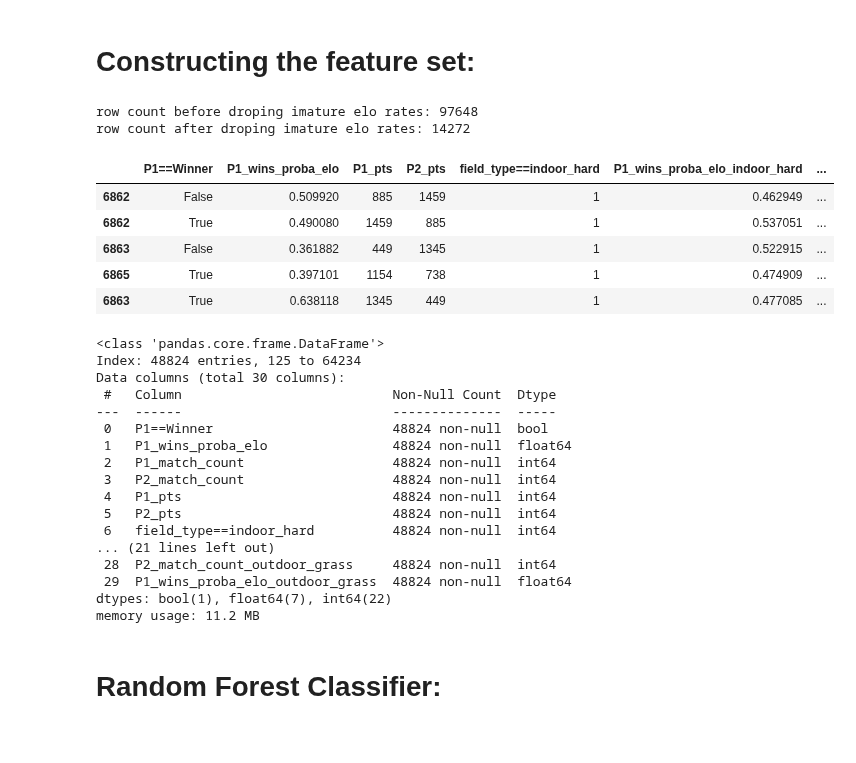
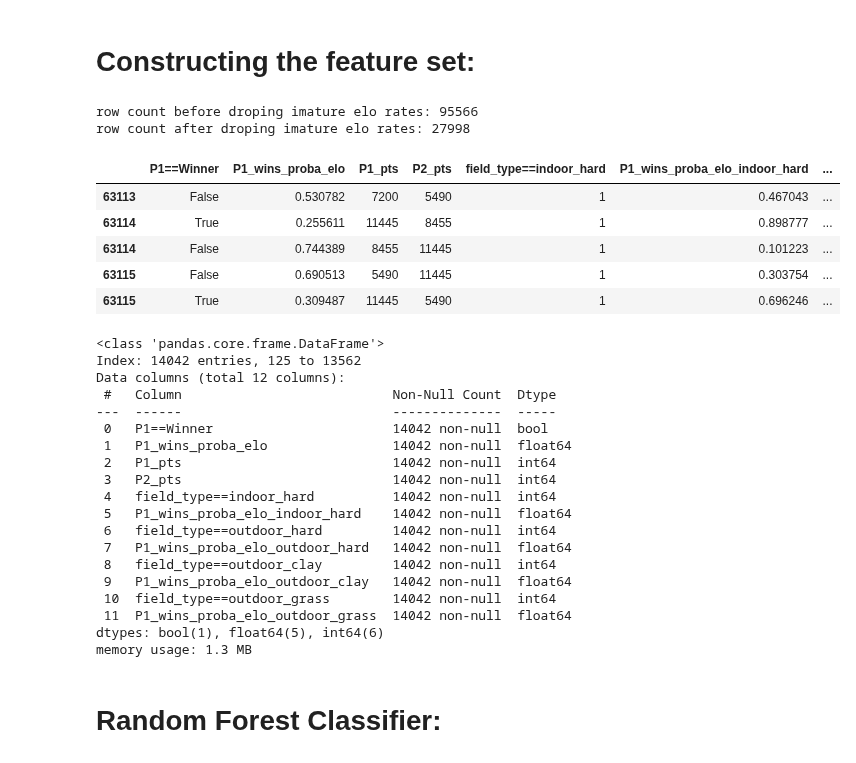
Before and after one commit to sprogl/sporting-bet-prediction, a Jupyter notebook: ATP_third_notebook.ipynb, the cells around one changed output. Drawn from its saved outputs; the diff is of its cells as text; code cells hidden in the pictures.

```diff
--- a/ATP_third_notebook.ipynb
+++ b/ATP_third_notebook.ipynb
@@ -660,14 +658,14 @@ def extract_features(df: pd.DataFrame, shuffle_mask: np.ndarray | pd.Series | No
     elif not isinstance(shuffle_mask, np.ndarray) or len(shuffle_mask) != len(df):
         raise ValueError(f"inappropirate input type or incorrect length for shuffle_mask; a {type(shuffle_mask).__name__} passed")
 
-    features = pd.DataFrame(shuffle_mask, columns=["P1==Winner"], index=df_atp_reduced.index)
+    features = pd.DataFrame(shuffle_mask, columns=["P1==Winner"], index=df.index)
 
     # Assign the features of the players acordingly
-    features["P1_wins_proba_elo"] = ((1.0 - features["P1==Winner"]) - df["proba_elo"]).abs()
-    features["P1_match_count"] = pd.merge(df.loc[features["P1==Winner"], "match_count_winner"], df.loc[~features["P1==Winner"], "match_count_loser"], how="outer", left_index=True, right_index=True).fillna(value=0).sum(axis=1).astype("int")
-    features["P2_match_count"] = pd.merge(df.loc[~features["P1==Winner"], "match_count_winner"], df.loc[features["P1==Winner"], "match_count_loser"], how="outer", left_index=True, right_index=True).fillna(value=0).sum(axis=1).astype("int")
-    features["P1_pts"] = pd.merge(df.loc[features["P1==Winner"], "WPts"], df.loc[~features["P1==Winner"], "LPts"], how="outer", left_index=True, right_index=True).fillna(value=0).sum(axis=1).astype("int")
-    features["P2_pts"] = pd.merge(df.loc[~features["P1==Winner"], "WPts"], df.loc[features["P1==Winner"], "LPts"], how="outer", left_index=True, right_index=True).fillna(value=0).sum(axis=1).astype("int")
+    features["P1_wins_proba_elo"] = (shuffle_mask - df["proba_elo"]).abs()
+    features["P1_match_count"] = pd.merge(df.loc[shuffle_mask, "match_count_winner"], df.loc[~shuffle_mask, "match_count_loser"], how="outer", left_index=True, right_index=True).fillna(value=0).sum(axis=1).astype("int")
+    features["P2_match_count"] = pd.merge(df.loc[shuffle_mask, "match_count_loser"], df.loc[~shuffle_mask, "match_count_winner"], how="outer", left_index=True, right_index=True).fillna(value=0).sum(axis=1).astype("int")
+    features["P1_pts"] = pd.merge(df.loc[shuffle_mask, "WPts"], df.loc[~shuffle_mask, "LPts"], how="outer", left_index=True, right_index=True).fillna(value=0).sum(axis=1).astype("int")
+    features["P2_pts"] = pd.merge(df.loc[shuffle_mask, "LPts"], df.loc[~shuffle_mask, "WPts"], how="outer", left_index=True, right_index=True).fillna(value=0).sum(axis=1).astype("int")
     features["Date"] = df["Date"]
 
     # Each cell in the dataframe features answers to the question whether the specified strategy predicts that player one wins
@@ -678,11 +676,14 @@ def extract_features(df: pd.DataFrame, shuffle_mask: np.ndarray | pd.Series | No
     for pair in court_surface_type:
         field_type = f"{pair[0].lower()}_{pair[1].lower()}"
         features[f"field_type=={field_type}"] = (df["Court"].str.lower() + "_" + df["Surface"].str.lower() == field_type) + 0
-        features[f"P1_match_count_{field_type}"] = pd.merge(df.loc[features["P1==Winner"], f"match_count_{field_type}_winner"], df.loc[~features["P1==Winner"], f"match_count_{field_type}_loser"], how="outer", left_index=True, right_index=True).fillna(value=0).sum(axis=1).astype("int")
-        features[f"P2_match_count_{field_type}"] = pd.merge(df.loc[~features["P1==Winner"], f"match_count_{field_type}_winner"], df.loc[features["P1==Winner"], f"match_count_{field_type}_loser"], how="outer", left_index=True, right_index=True).fillna(value=0).sum(axis=1).astype("int")
-        features[f"P1_wins_proba_elo_{field_type}"] = ((1.0 - features["P1==Winner"]) - df[f"proba_elo_{field_type}"]).abs()
+        features[f"P1_match_count_{field_type}"] = pd.merge(df.loc[shuffle_mask, f"match_count_{field_type}_winner"], df.loc[~shuffle_mask, f"match_count_{field_type}_loser"], how="outer", left_index=True, right_index=True).fillna(value=0).sum(axis=1).astype("int")
+        features[f"P2_match_count_{field_type}"] = pd.merge(df.loc[shuffle_mask, f"match_count_{field_type}_loser"], df.loc[~shuffle_mask, f"match_count_{field_type}_winner"], how="outer", left_index=True, right_index=True).fillna(value=0).sum(axis=1).astype("int")
+        features[f"P1_wins_proba_elo_{field_type}"] = (~shuffle_mask - df[f"proba_elo_{field_type}"]).abs()
 
     return features
+
+
+df_atp_reduced = df_atp_reduced[(df_atp_reduced["Court"]=="Outdoor") | (df_atp_reduced["Surface"]=="Hard")]
 
 # Shuffle P1 & P2 according to a random mask
 feature_agg = [extract_features(df=df_atp_reduced)]
@@ -696,62 +697,64 @@ features = pd.concat(feature_agg, axis=0).sort_values(by=["Date"])
 # Drop the matches in which either of the players has attended less than 10 game,
 # as this is considered as too imature scores.
 print(f"row count before droping imature elo rates: {len(features)}")
-cutoff = 10
+cutoff = 5
 drop_list = ["Date", "P1_match_count", "P2_match_count"]
 for pair in df_atp_reduced[["Court", "Surface"]].drop_duplicates().sort_values(by="Court").to_numpy().tolist():
     field_type = f"{pair[0].lower()}_{pair[1].lower()}"
     drop_list.append(f"P1_match_count_{field_type}")
     drop_list.append(f"P2_match_count_{field_type}")
-    features = features[(features[f"P1_match_count_{field_type}"] < cutoff) | (features[f"P2_match_count_{field_type}"] < cutoff)]
+    features = features[(features[f"P1_match_count_{field_type}"] >= cutoff) & (features[f"P2_match_count_{field_type}"] >= cutoff)]
 print(f"row count after droping imature elo rates: {len(features)}")
 
 # Drop the match count columns as their main pupose was to determine the maturity of the elo rates
 features.drop(labels=drop_list, axis=1, inplace=True)
 # features.drop(labels=["Date"], axis=1, inplace=True)
 
 target = features["P1==Winner"]
 data = features.drop(labels=["P1==Winner"], axis=1)
 
 scaler = sklearn.preprocessing.StandardScaler()
 X_train, X_test, y_train, y_test = sklearn.model_selection.train_test_split(pd.DataFrame(scaler.fit_transform(data), columns=data.columns, index=data.index), target, test_size=0.05, shuffle=False, random_state=4362)
 
 # Save the scaler on the disk
 joblib.dump(value=scaler, filename="archive/scaler.pkl")
 
 # Back up the different dataframes
 data.to_csv("archive/data.csv")
 target.to_csv("archive/target.csv")
 
 features.tail()
 # %% [output]
-row count before droping imature elo rates: 97648
-row count after droping imature elo rates: 14272
+row count before droping imature elo rates: 95566
+row count after droping imature elo rates: 27998
 |  | P1==Winner | P1_wins_proba_elo | P1_pts | P2_pts | field_type==indoor_hard | P1_wins_proba_elo_indoor_hard | ... |
-| 6862 | False | 0.509920 | 885 | 1459 | 1 | 0.462949 | ... |
-| 6862 | True | 0.490080 | 1459 | 885 | 1 | 0.537051 | ... |
-| 6863 | False | 0.361882 | 449 | 1345 | 1 | 0.522915 | ... |
-| 6865 | True | 0.397101 | 1154 | 738 | 1 | 0.474909 | ... |
-| 6863 | True | 0.638118 | 1345 | 449 | 1 | 0.477085 | ... |
+| 63113 | False | 0.530782 | 7200 | 5490 | 1 | 0.467043 | ... |
+| 63114 | True | 0.255611 | 11445 | 8455 | 1 | 0.898777 | ... |
+| 63114 | False | 0.744389 | 8455 | 11445 | 1 | 0.101223 | ... |
+| 63115 | False | 0.690513 | 5490 | 11445 | 1 | 0.303754 | ... |
+| 63115 | True | 0.309487 | 11445 | 5490 | 1 | 0.696246 | ... |
 # %%
 features.info()
 # %% [output]
 <class 'pandas.core.frame.DataFrame'>
-Index: 48824 entries, 125 to 64234
-Data columns (total 30 columns):
+Index: 14042 entries, 125 to 13562
+Data columns (total 12 columns):
  #   Column                           Non-Null Count  Dtype
 ---  ------                           --------------  -----
- 0   P1==Winner                       48824 non-null  bool
- 1   P1_wins_proba_elo                48824 non-null  float64
- 2   P1_match_count                   48824 non-null  int64
- 3   P2_match_count                   48824 non-null  int64
- 4   P1_pts                           48824 non-null  int64
- 5   P2_pts                           48824 non-null  int64
- 6   field_type==indoor_hard          48824 non-null  int64
-... (21 lines left out)
- 28  P2_match_count_outdoor_grass     48824 non-null  int64
- 29  P1_wins_proba_elo_outdoor_grass  48824 non-null  float64
-dtypes: bool(1), float64(7), int64(22)
-memory usage: 11.2 MB
+ 0   P1==Winner                       14042 non-null  bool
+ 1   P1_wins_proba_elo                14042 non-null  float64
+ 2   P1_pts                           14042 non-null  int64
+ 3   P2_pts                           14042 non-null  int64
+ 4   field_type==indoor_hard          14042 non-null  int64
+ 5   P1_wins_proba_elo_indoor_hard    14042 non-null  float64
+ 6   field_type==outdoor_hard         14042 non-null  int64
+ 7   P1_wins_proba_elo_outdoor_hard   14042 non-null  float64
+ 8   field_type==outdoor_clay         14042 non-null  int64
+ 9   P1_wins_proba_elo_outdoor_clay   14042 non-null  float64
+ 10  field_type==outdoor_grass        14042 non-null  int64
+ 11  P1_wins_proba_elo_outdoor_grass  14042 non-null  float64
+dtypes: bool(1), float64(5), int64(6)
+memory usage: 1.3 MB
 # %% [markdown]
 # Random Forest Classifier:
 # %% [markdown]
```
Also changed, not shown: parts of 18 cells of this notebook, 13 other files.
